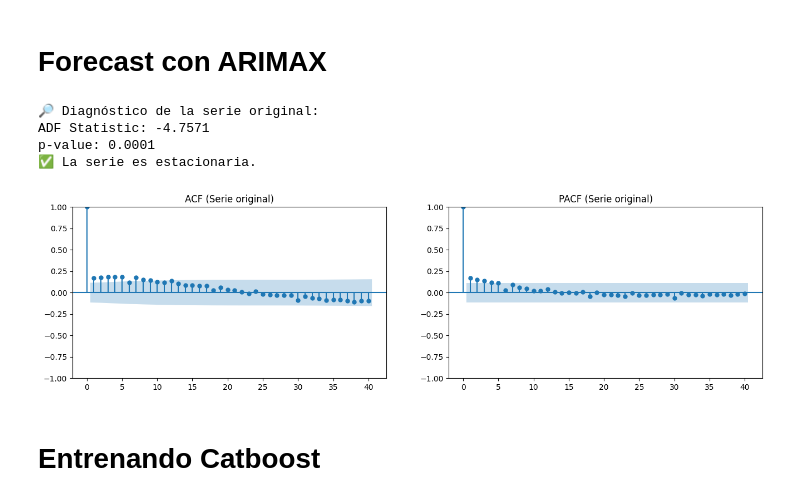
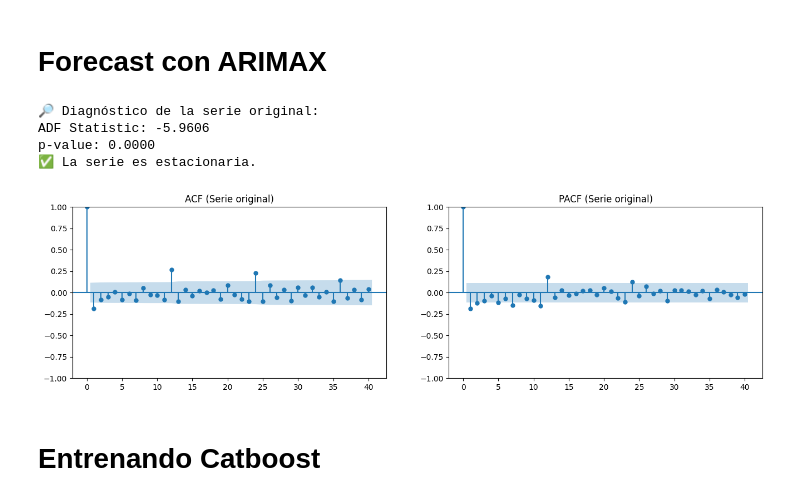
Before and after one commit to dpr3619/eap_proyection, a Jupyter notebook: notebook_development.ipynb, the cells around one changed output. Saved outputs shown, nothing was run; the diff lists cells and outputs as text; code cells hidden in the pictures.

```diff
--- a/notebook_development.ipynb
+++ b/notebook_development.ipynb
@@ -36,7 +37,7 @@ df = generate_analysis.generate_analysis_table(path_national = 'data/anex-GEIH-f
                             'Industrias manufactureras'],
                             cols_to_lag=['Población en edad de trabajar (PET)', 'Población ocupada',
                             'Agricultura, ganadería, caza, silvicultura y pesca',
-                            'Industrias manufactureras', 'Formal', 'Informal'],
+                            'Industrias manufactureras', 'Formal', 'Informal','Fuerza de trabajo  '],
                             path_activity_formal='data/anex-GEIHEISS-nov2024-ene2025.xlsx',
                             sheet_name_activity_formal='Ramas de actividad CIIU 4 A.C')
 # %% [output]
@@ -111,13 +246,13 @@ plt.show()
 # %% [markdown]
 # Forecast con ARIMAX
 # %%
-ts_diagnostics.full_ts_diagnostics(df_labor['logdiff_población en edad de trabajar (pet)'])
+ts_diagnostics.full_ts_diagnostics(df['logdiff_fuerza de trabajo'])
 # %% [output]
 🔎 Diagnóstico de la serie original:
-ADF Statistic: -4.7571
-p-value: 0.0001
+ADF Statistic: -5.9606
+p-value: 0.0000
 ✅ La serie es estacionaria.
-[figure, old version]
+[figure, new version]
 # %% [markdown]
 # Entrenando Catboost
 # %%
```
Also changed, not shown: parts of 11 cells of this notebook, 6 other files.
